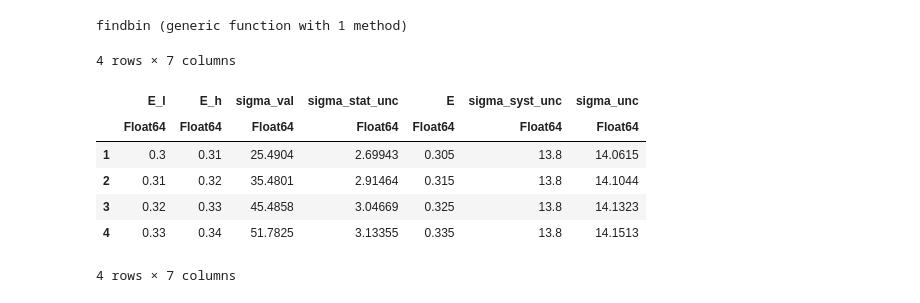
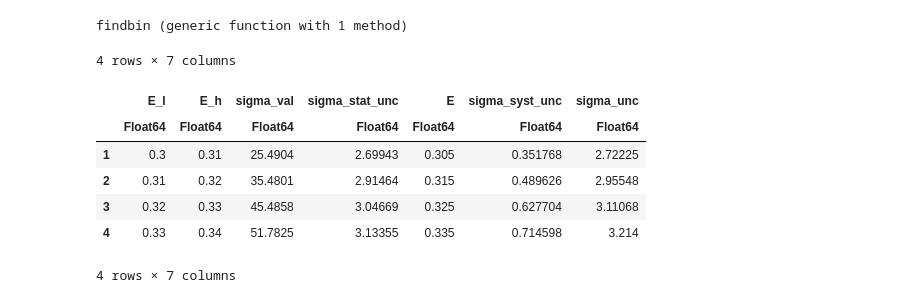
Before and after one commit to precision-sm/precision-sm.github.io, a Jupyter notebook: posts/strong-2020-jun20.ipynb, the cells around one changed output. Saved outputs shown, nothing was run; the diff lists cells and outputs as text; code cells hidden in the pictures.

```diff
--- a/posts/strong-2020-jun20.ipynb
+++ b/posts/strong-2020-jun20.ipynb
@@ -213,6 +213,11 @@ findbin (generic function with 1 method)
 ##
 ## add systematic uncertainty to cross-section DF
 ##
+
+function val(E)
+  row = findbin(E, df.E_l, df.E_h)
+  ifelse(isnothing(row), missing, df.sigma_val[row])
+end
 
 ##--- get syst covariance as function of two energies: non-zero only for diagonal elements
 function syst_cov(E_x, E_y)
@@ -222,7 +227,8 @@ function syst_cov(E_x, E_y)
     return missing
   end
   if (row == col)
-    return df_syst[row, :unc]^2
+    ##--- uncertainty is quoted relative in permille
+    return val(E_x) * val(E_y) * (df_syst[row, :unc]/float(1000))^2
   else
     return float(0)
   end
@@ -231,38 +237,38 @@ end
 ##--- get syst correlation as function of two energies: non-zero only for diagonal elements
 function syst_corr(E_x, E_y)
   row = findbin(E_x, df_syst.E_l, df_syst.E_h)
   col = findbin(E_y, df_syst.E_l, df_syst.E_h)
   if (isnothing(row) || isnothing(col))
     return missing
   end
   if (row == col)
     return float(1)
   else
     return float(0)
   end
 end
 
 ##--- get syst unc for any energy, finding the correct systematic unc bin
 function syst_unc(E)
   row_match = findbin(E, df_syst.E_l, df_syst.E_h)
-  ifelse(isnothing(row_match), missing, df_syst[row_match, :unc])
+  ifelse(isnothing(row_match), missing, val(E)*df_syst[row_match, :unc]/float(1000))
 end
 
 ##
 ## add syst. and total unc.
 ##
 df.sigma_syst_unc = syst_unc.(df.E)
 df.sigma_unc = sqrt.(df.sigma_stat_unc.^2 + df.sigma_syst_unc.^2)
 
 display(first(df, 4))
 # %% [output]
 4 rows × 7 columns
 |  | E_l | E_h | sigma_val | sigma_stat_unc | E | sigma_syst_unc | sigma_unc |
 |  | Float64 | Float64 | Float64 | Float64 | Float64 | Float64 | Float64 |
-| 1 | 0.3 | 0.31 | 25.4904 | 2.69943 | 0.305 | 13.8 | 14.0615 |
-| 2 | 0.31 | 0.32 | 35.4801 | 2.91464 | 0.315 | 13.8 | 14.1044 |
-| 3 | 0.32 | 0.33 | 45.4858 | 3.04669 | 0.325 | 13.8 | 14.1323 |
-| 4 | 0.33 | 0.34 | 51.7825 | 3.13355 | 0.335 | 13.8 | 14.1513 |
+| 1 | 0.3 | 0.31 | 25.4904 | 2.69943 | 0.305 | 0.351768 | 2.72225 |
+| 2 | 0.31 | 0.32 | 35.4801 | 2.91464 | 0.315 | 0.489626 | 2.95548 |
+| 3 | 0.32 | 0.33 | 45.4858 | 3.04669 | 0.325 | 0.627704 | 3.11068 |
+| 4 | 0.33 | 0.34 | 51.7825 | 3.13355 | 0.335 | 0.714598 | 3.214 |
 # %%
 ##
 ## commented out!
```
Also changed, not shown: parts of 3 cells of this notebook.
